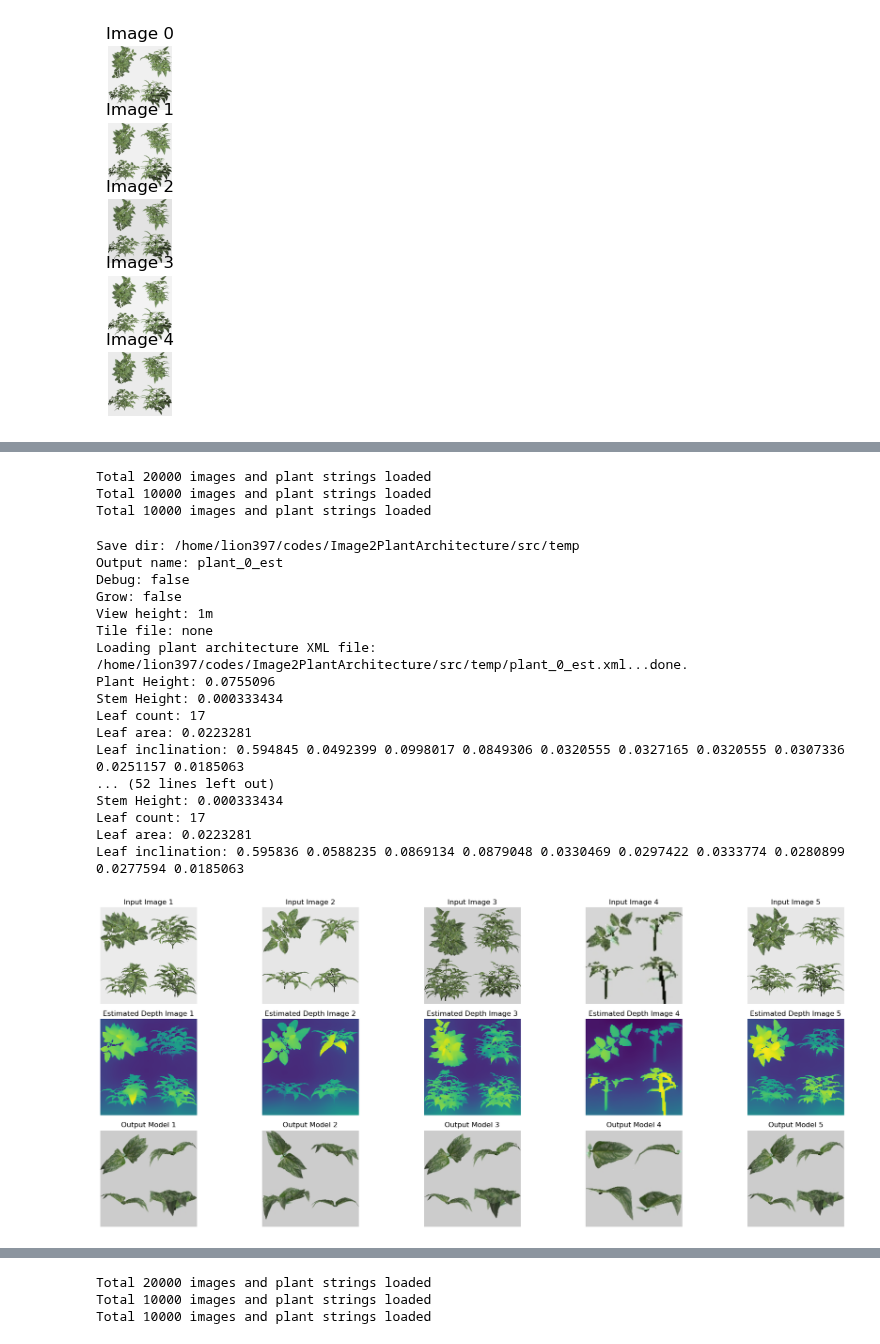
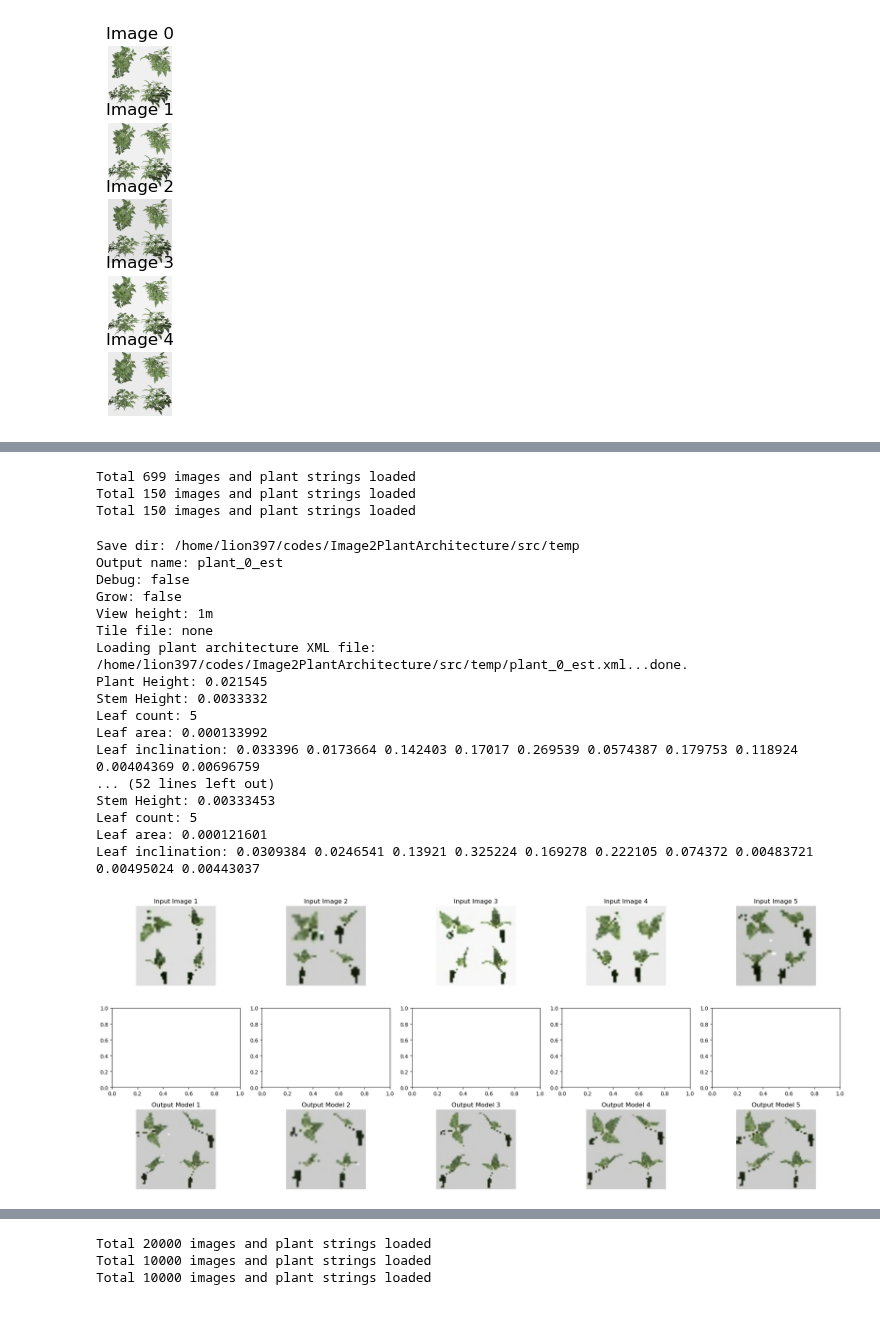
Before and after one commit to GEMINI-Breeding/Image2PlantArchitecture, a Jupyter notebook: src/evaluate_sideview.ipynb, the cells around one changed output, grey strips where cells are left out. Cells and saved outputs as stored; diff of their text form; code cells hidden in the pictures; blank space fills up the shorter version.

```diff
--- a/src/evaluate_sideview.ipynb
+++ b/src/evaluate_sideview.ipynb
@@ -113,29 +92,31 @@ from models.plightning import MainDataModule
 
 import joblib
 
+from models.plightning import MainModule
+from string_to_xml_to_vec import string2vec, vec2string, vec2xml, pretty_print_xml
+# model = MainModule()
+model_checkpoint_name = "../log/20250318_Quantization_Regression/version_1/checkpoints/best_epoch=53.ckpt"
+model = MainModule.load_from_checkpoint(model_checkpoint_name)
+model.eval()
+# model.freeze()
+
 sideview = True
-if 0:
-    transform = transforms.Compose([
-        # transforms.ToTensor(),
-    ])
-    stages = [f"{date:02d}" for date in range(0,19)]
-    test_dataset = PlantDataset("../data/2000_Plots_20241210", image_size=224, transform=transform, stages=stages,
-                                load_depth=False, process_leaf=True, preload=False)
-    test_dataloader = torch.utils.data.DataLoader(test_dataset, batch_size=1, shuffle=False, collate_fn=MainDataModule.collate_fn)
+dataset_dir = "../data/20250311_Sideview_40Days"
+from models.plightning import MainDataModule
+# growth_stages = [f"{day:02d}" for day in range(0,2)]
+datamodule = MainDataModule(dataset_dir,
+                            image_size=model.image_size,
+                            load_depth=False,
+                            train_batch_size=1, num_workers=0, process_leaf=True, preload=False, side_view=True,
+                            partial_data=0.1,
+                            growth_stages = ["01"])
+# datamodule.setup(growth_stages=growth_stages)
+datamodule.setup()
+if 1:
+    dataloader = datamodule.test_dataloader()
+    #dataloader = datamodule.val_dataloader()
 else:
-    from models.plightning import MainDataModule
-    datamodule = MainDataModule(dataset_dir,
-                                image_size=model.image_size,
-                                load_depth=False,
-                                train_batch_size=1, num_workers=0, process_leaf=True, preload=False, side_view=sideview)
-    # growth_stages = [f"{day:02d}" for day in range(0,2)]
-    # datamodule.setup(growth_stages=growth_stages)
-    datamodule.setup()
-    if 1:
-        dataloader = datamodule.test_dataloader()
-        #dataloader = datamodule.val_dataloader()
-    else:
-        dataloader = datamodule.train_dataloader()
+    dataloader = datamodule.train_dataloader()
 
 program_path = "../src/GenerateDataset/build"
 
@@ -204,7 +185,7 @@ for idx, (image, plant_info, out, lengths) in enumerate(dataloader):
     ############## Generate
 
     with torch.no_grad():
-        result = model.generate(image, plant_info, mode = 'quantize')
+        result = model.generate(image, plant_info)
         result = result.cpu().numpy()
 
     plant_vec = token2vec(result)
@@ -220,47 +201,47 @@ for idx, (image, plant_info, out, lengths) in enumerate(dataloader):
     img, _ = load_sideview_images(temp_folder, plant_xml_file_name.replace("xml","jpeg"), model.image_size, True)
 
     image_vis = image[0].permute(1, 2, 0).cpu()
 
     image_vis = cv2.normalize(np.array(image_vis), None, alpha=0, beta=255, norm_type=cv2.NORM_MINMAX, dtype=cv2.CV_8U)
     row, col = divmod(idx, n_figures)
     axes[row, col].imshow(image_vis[:, :, 0:3])
     axes[row, col].set_title(f"Input Image {idx + 1}")
     axes[row, col].axis('off')
 
     # axes[row+1, col].imshow(gt_img[:, :, 0:3])
     # axes[row+1, col].set_title(f"Re-Renderd Image {idx + 1}")
     # axes[row+1, col].axis('off')
 
-    depth = model.predicted_depth.squeeze().cpu()
-    axes[row+1, col].imshow(depth)
-    axes[row+1, col].set_title(f"Estimated Depth Image {idx + 1}")
-    axes[row+1, col].axis('off')
+    # depth = model.predicted_depth.squeeze().cpu()
+    # axes[row+1, col].imshow(depth)
+    # axes[row+1, col].set_title(f"Estimated Depth Image {idx + 1}")
+    # axes[row+1, col].axis('off')
 
     axes[row + 2, col].imshow(img)
     axes[row + 2, col].set_title(f"Output Model {idx + 1}")
     axes[row + 2, col].axis('off')
 
 plt.tight_layout()
 plt.show()
 # %% [output]
-Total 20000 images and plant strings loaded
-Total 10000 images and plant strings loaded
-Total 10000 images and plant strings loaded
+Total 699 images and plant strings loaded
+Total 150 images and plant strings loaded
+Total 150 images and plant strings loaded
 Save dir: /home/lion397/codes/Image2PlantArchitecture/src/temp
 Output name: plant_0_est
 Debug: false
 Grow: false
 View height: 1m
 Tile file: none
 Loading plant architecture XML file: /home/lion397/codes/Image2PlantArchitecture/src/temp/plant_0_est.xml...done.
-Plant Height: 0.0755096
-Stem Height: 0.000333434
-Leaf count: 17
-Leaf area: 0.0223281
-Leaf inclination: 0.594845 0.0492399 0.0998017 0.0849306 0.0320555 0.0327165 0.0320555 0.0307336 0.0251157 0.0185063
+Plant Height: 0.021545
+Stem Height: 0.0033332
+Leaf count: 5
+Leaf area: 0.000133992
+Leaf inclination: 0.033396 0.0173664 0.142403 0.17017 0.269539 0.0574387 0.179753 0.118924 0.00404369 0.00696759
 ... (52 lines left out)
-Stem Height: 0.000333434
-Leaf count: 17
-Leaf area: 0.0223281
-Leaf inclination: 0.595836 0.0588235 0.0869134 0.0879048 0.0330469 0.0297422 0.0333774 0.0280899 0.0277594 0.0185063
+Stem Height: 0.00333453
+Leaf count: 5
+Leaf area: 0.000121601
+Leaf inclination: 0.0309384 0.0246541 0.13921 0.325224 0.169278 0.222105 0.074372 0.00483721 0.00495024 0.00443037
-[figure, old version]
+[figure, new version]
```
Also changed, not shown: parts of 4 cells of this notebook, 4 other files.
